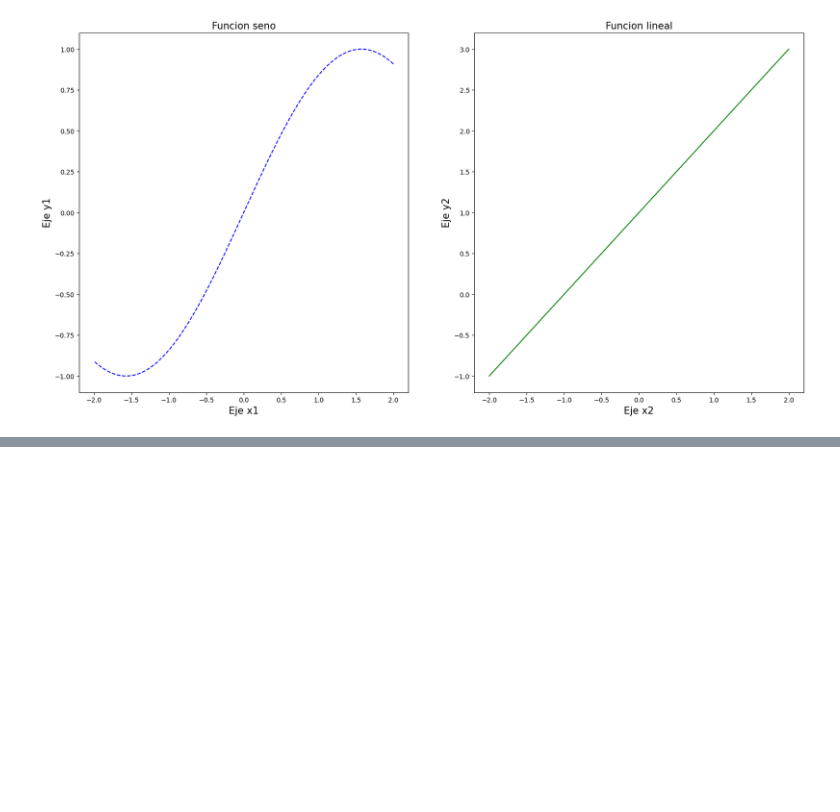
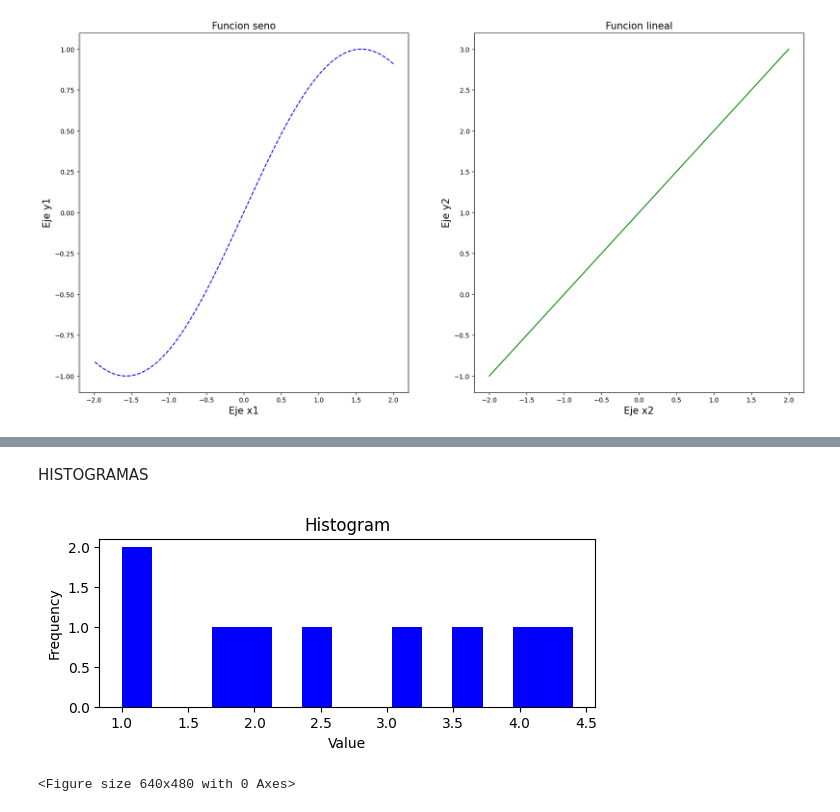
Before and after one commit to elmoconh/DataScience-practice, a Jupyter notebook: 01-LibreriasBasicas/03-matplotlib.ipynb, the cells around one changed output, grey strips where cells are left out. Cells and saved outputs as stored; diff of their text form; code cells hidden in the pictures; blank space fills up the shorter version.

```diff
--- a/01-LibreriasBasicas/03-matplotlib.ipynb
+++ b/01-LibreriasBasicas/03-matplotlib.ipynb
@@ -134,0 +157,14 @@ plt.show()
+# %% [markdown]
+HISTOGRAMAS
+# %%
+data = [1,1.1,1.8,2.1, 2.5, 3.2, 3.7, 4.1, 4.4]
+plt.subplot(211)
+plt.hist(data, bins=15, color='b')
+plt.xlabel("Value")
+plt.ylabel("Frequency")
+plt.title("Histogram")
+plt.show()
+plt.savefig("histogram.png", transparent=True)
+# %% [output]
+[figure, added]
+<Figure size 640x480 with 0 Axes>
```
Also changed, not shown: parts of 3 cells of this notebook.
